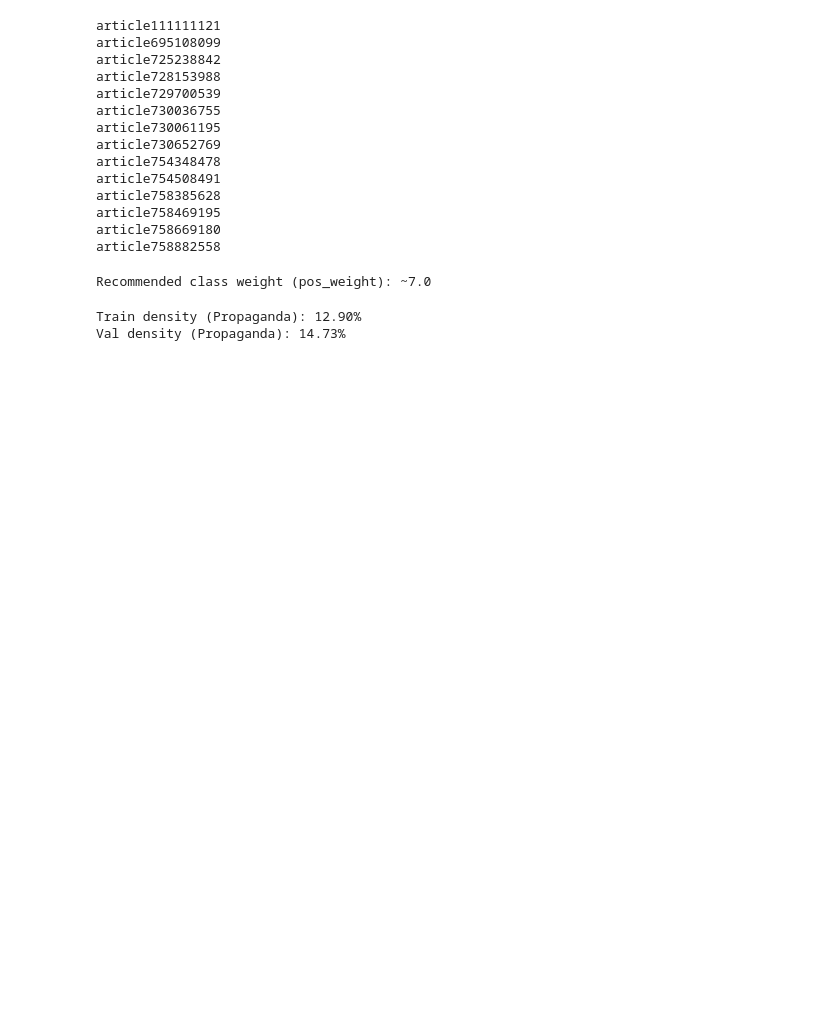
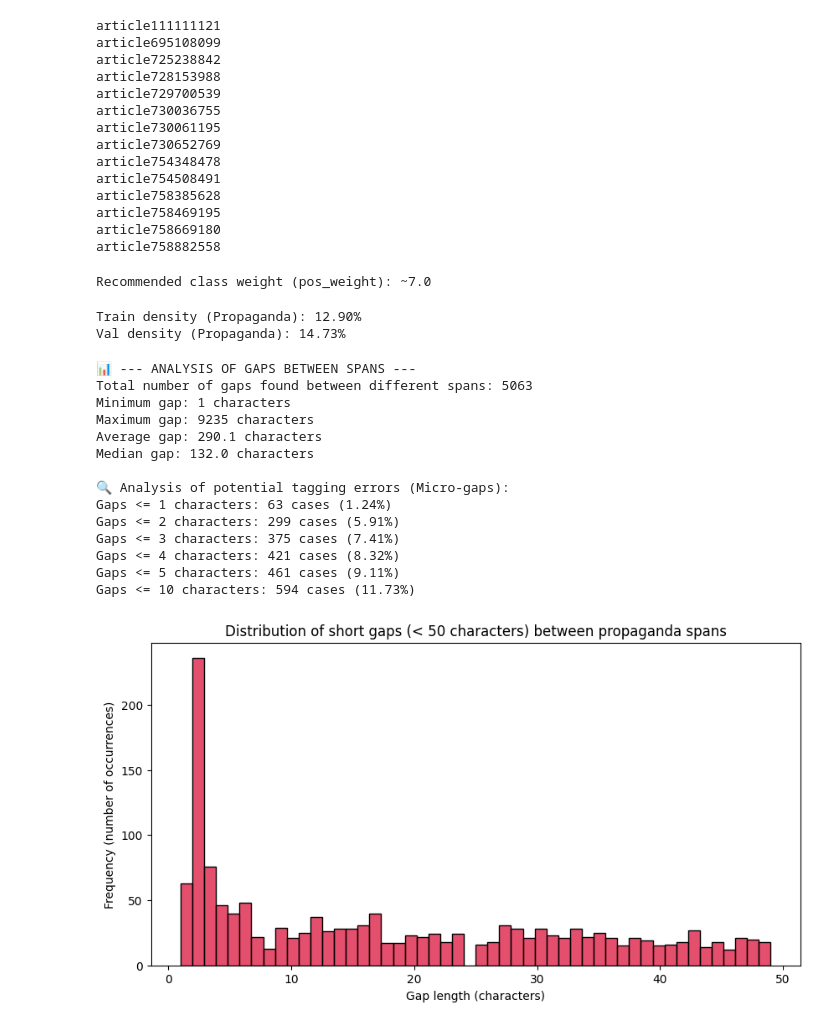
Before and after one commit to Hannysia/propaganda-detector, a Jupyter notebook: notebooks/03_eda_raw_data_si.ipynb, the cells around one changed output. Cells and saved outputs as stored; diff of their text form; code cells hidden in the pictures; blank space fills up the shorter version.

```diff
--- a/notebooks/03_eda_raw_data_si.ipynb
+++ b/notebooks/03_eda_raw_data_si.ipynb
@@ -144,3 +144,62 @@ print(f"Val density (Propaganda): {get_global_density(val_data):.2f}%")
 # %% [output]
 Train density (Propaganda): 12.90%
 Val density (Propaganda): 14.73%
+# %%
+all_gaps = []
+short_gaps = []
+
+for entry in data:
+    spans = entry['spans']
+
+    sorted_spans = sorted(spans, key=lambda x: x['start'])
+
+    for i in range(len(sorted_spans) - 1):
+        current_span_end = sorted_spans[i]['end']
+        next_span_start = sorted_spans[i+1]['start']
+
+        gap = next_span_start - current_span_end
+
+        if gap >= 0:
+            all_gaps.append(gap)
+            if gap < 50:
+                short_gaps.append(gap)
+
+all_gaps = np.array(all_gaps)
+
+print("📊 --- ANALYSIS OF GAPS BETWEEN SPANS ---")
+print(f"Total number of gaps found between different spans: {len(all_gaps)}")
+
+if len(all_gaps) > 0:
+    print(f"Minimum gap: {np.min(all_gaps)} characters")
+    print(f"Maximum gap: {np.max(all_gaps)} characters")
+    print(f"Average gap: {np.mean(all_gaps):.1f} characters")
+    print(f"Median gap: {np.median(all_gaps):.1f} characters")
+
+    print("\n🔍 Analysis of potential tagging errors (Micro-gaps):")
+    for t in [1, 2, 3, 4, 5, 10]:
+        count = np.sum(all_gaps <= t)
+        percent = count / len(all_gaps)
+        print(f"Gaps <= {t} characters: {count} cases ({percent:.2%})")
+
+plt.figure(figsize=(10, 5))
+sns.histplot(short_gaps, bins=50, color='crimson')
+plt.title('Distribution of short gaps (< 50 characters) between propaganda spans')
+plt.xlabel('Gap length (characters)')
+plt.ylabel('Frequency (number of occurrences)')
+plt.show()
+# %% [output]
+📊 --- ANALYSIS OF GAPS BETWEEN SPANS ---
+Total number of gaps found between different spans: 5063
+Minimum gap: 1 characters
+Maximum gap: 9235 characters
+Average gap: 290.1 characters
+Median gap: 132.0 characters
+
+🔍 Analysis of potential tagging errors (Micro-gaps):
+Gaps <= 1 characters: 63 cases (1.24%)
+Gaps <= 2 characters: 299 cases (5.91%)
+Gaps <= 3 characters: 375 cases (7.41%)
+Gaps <= 4 characters: 421 cases (8.32%)
+Gaps <= 5 characters: 461 cases (9.11%)
+Gaps <= 10 characters: 594 cases (11.73%)
+[figure, added]
```
Also changed, not shown: parts of 2 cells of this notebook, 6 other files.
